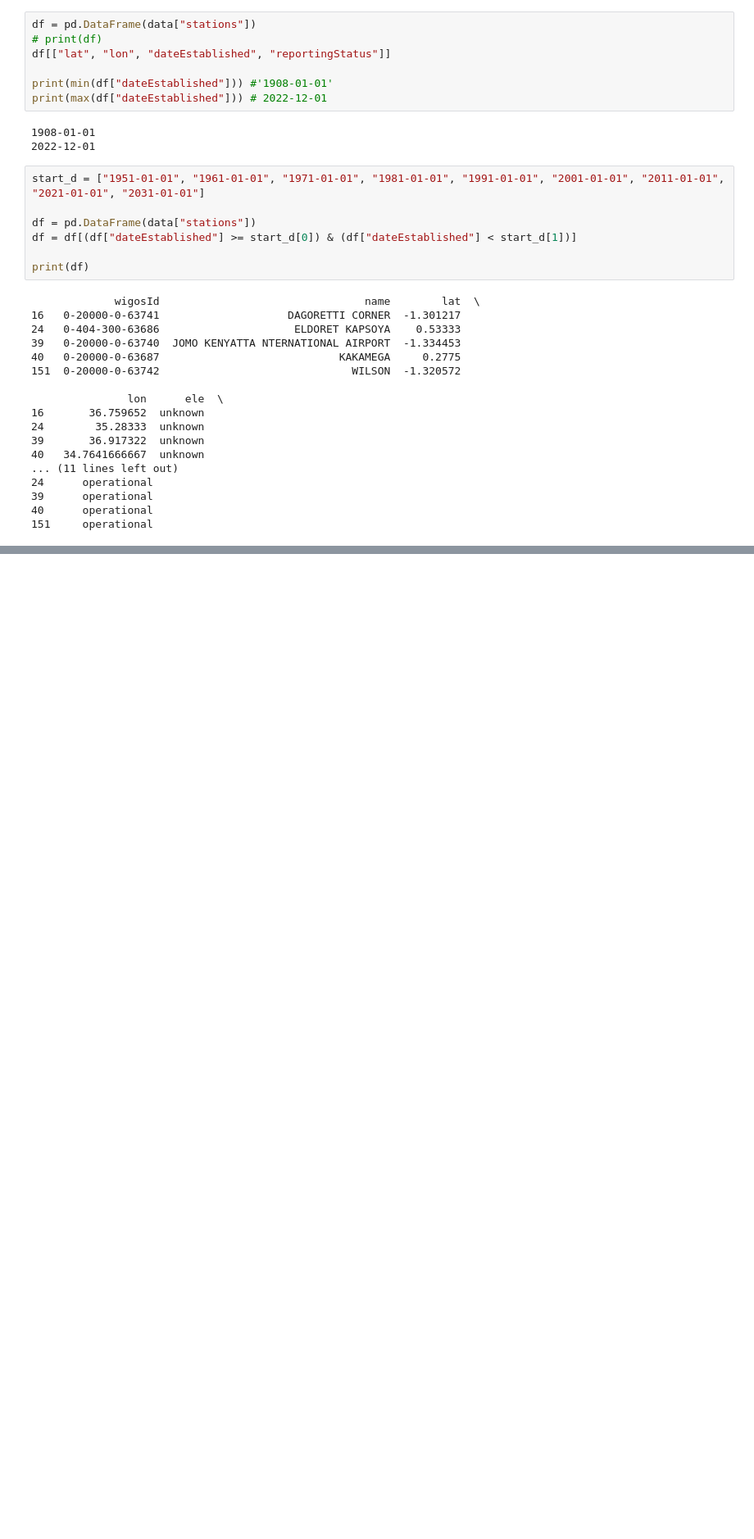
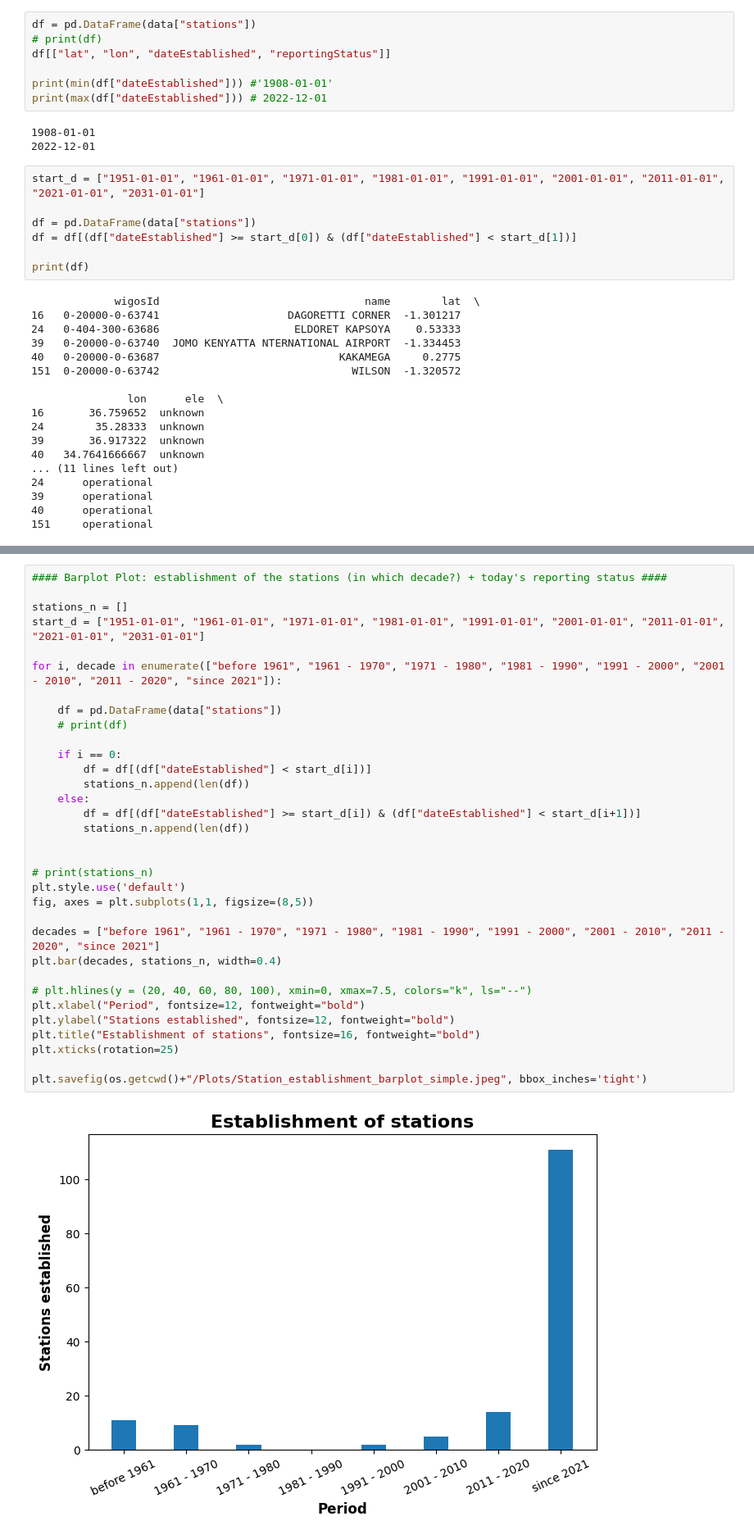
Before and after one commit to joergklausen/oscar-analysis, a Jupyter notebook: sandbox.ipynb, the cells around one changed output, grey strips where cells are left out. Shown at 82% size. Cells and saved outputs as stored; diff of their text form; blank space fills up the shorter version.

Commit message:
added simple barplot

```diff
--- a/sandbox.ipynb
+++ b/sandbox.ipynb
@@ -384,0 +385,35 @@ plt.savefig(os.getcwd()+"/Plots/Station_establishment_decade_reporting.pdf", bbo
+# %%
+#### Barplot Plot: establishment of the stations (in which decade?) + today's reporting status ####
+
+stations_n = []
+start_d = ["1951-01-01", "1961-01-01", "1971-01-01", "1981-01-01", "1991-01-01", "2001-01-01", "2011-01-01", "2021-01-01", "2031-01-01"]
+
+for i, decade in enumerate(["before 1961", "1961 - 1970", "1971 - 1980", "1981 - 1990", "1991 - 2000", "2001 - 2010", "2011 - 2020", "since 2021"]):
+
+    df = pd.DataFrame(data["stations"])
+    # print(df)
+
+    if i == 0:
+        df = df[(df["dateEstablished"] < start_d[i])]
+        stations_n.append(len(df))
+    else:
+        df = df[(df["dateEstablished"] >= start_d[i]) & (df["dateEstablished"] < start_d[i+1])]
+        stations_n.append(len(df))
+
+
+# print(stations_n)
+plt.style.use('default')
+fig, axes = plt.subplots(1,1, figsize=(8,5))
+
+decades = ["before 1961", "1961 - 1970", "1971 - 1980", "1981 - 1990", "1991 - 2000", "2001 - 2010", "2011 - 2020", "since 2021"]
+plt.bar(decades, stations_n, width=0.4)
+
+# plt.hlines(y = (20, 40, 60, 80, 100), xmin=0, xmax=7.5, colors="k", ls="--")
+plt.xlabel("Period", fontsize=12, fontweight="bold")
+plt.ylabel("Stations established", fontsize=12, fontweight="bold")
+plt.title("Establishment of stations", fontsize=16, fontweight="bold")
+plt.xticks(rotation=25)
+
+plt.savefig(os.getcwd()+"/Plots/Station_establishment_barplot_simple.jpeg", bbox_inches='tight')
+# %% [output]
+[figure, added]
```
Also changed, not shown: parts of 4 cells of this notebook, 6 other files.
